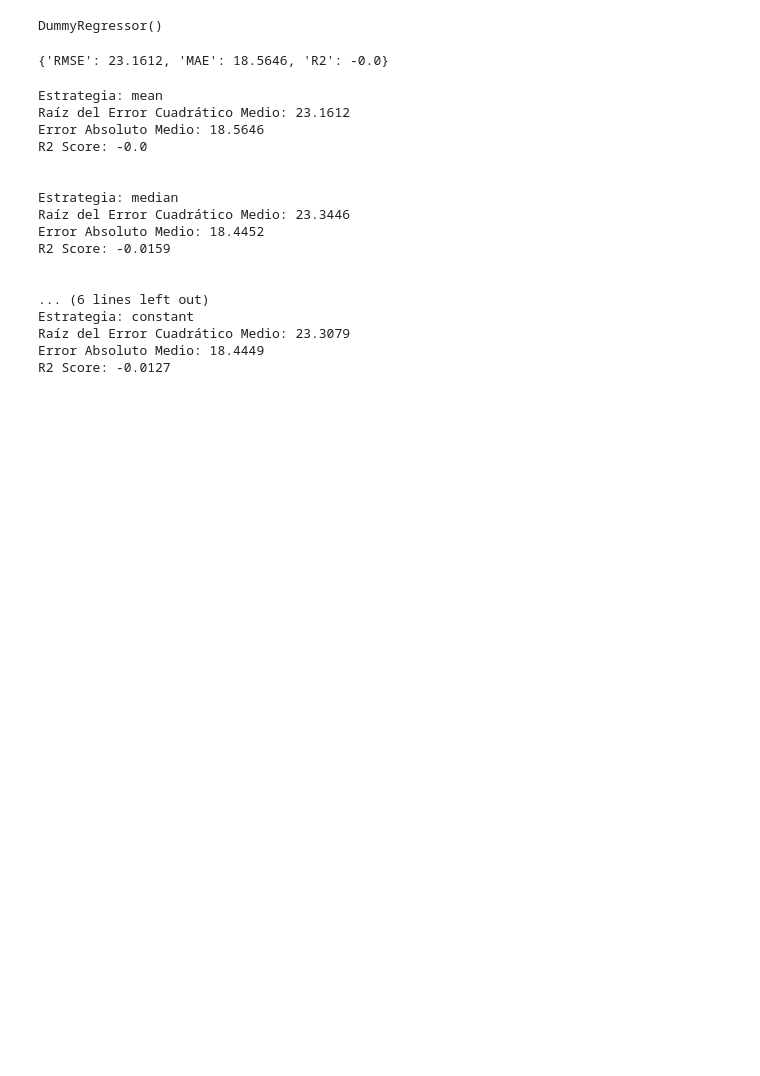
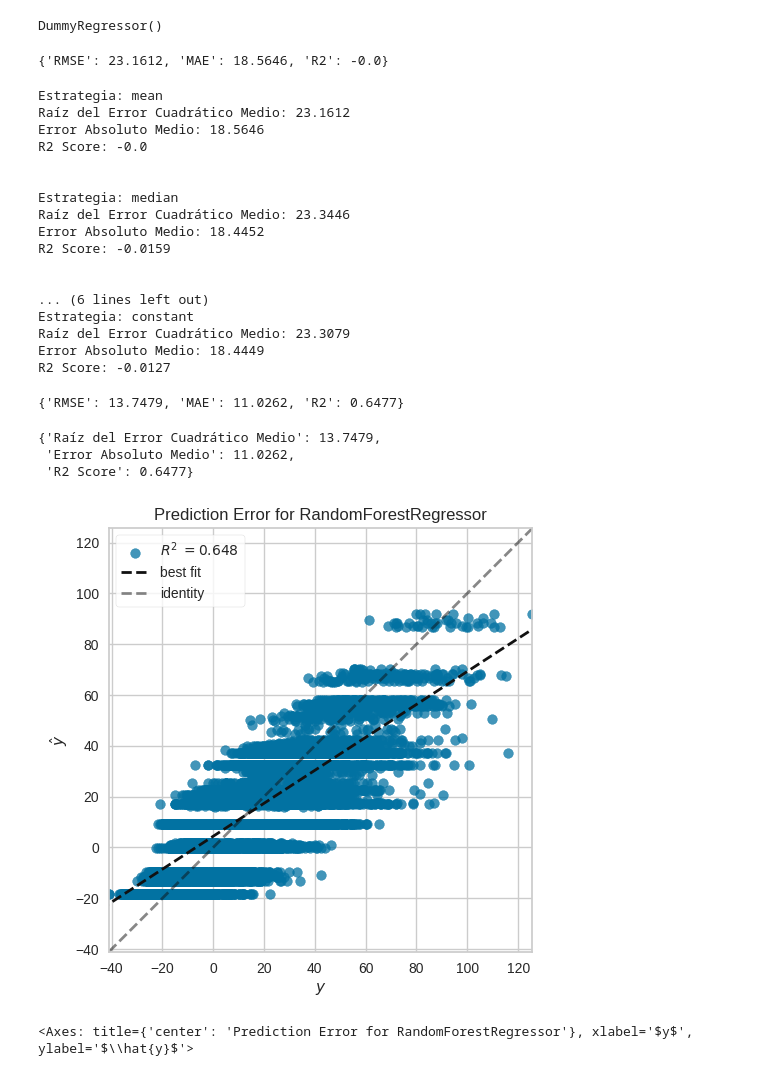
Before and after one commit to Tecindes/ClasificacionValidacion, a Jupyter notebook: IAAumentada.ipynb, the cells around one changed output. Cells and saved outputs as stored; diff of their text form; code cells hidden in the pictures; blank space fills up the shorter version.

```diff
--- a/IAAumentada.ipynb
+++ b/IAAumentada.ipynb
@@ -461,3 +461,28 @@ Estrategia: constant
 Raíz del Error Cuadrático Medio: 23.3079
 Error Absoluto Medio: 18.4449
 R2 Score: -0.0127
+# %%
+from sklearn.ensemble import RandomForestRegressor
+modelo=RandomForestRegressor(max_depth=5, random_state=42)
+modelo.fit(X_train,y_train)
+ypred=modelo.predict(X_test)
+resultado_rf=calcular_regresion(y_test,ypred)
+resultado_rf
+# %% [output]
+{'RMSE': 13.7479, 'MAE': 11.0262, 'R2': 0.6477}
+# %%
+resultado_rf_=calcular_metricas_regresion(y_test,ypred)
+resultado_rf_
+# %% [output]
+{'Raíz del Error Cuadrático Medio': 13.7479,
+ 'Error Absoluto Medio': 11.0262,
+ 'R2 Score': 0.6477}
+# %%
+from yellowbrick.regressor import PredictionError
+visualizer=PredictionError(modelo)
+visualizer.fit(X_train,y_train)
+visualizer.score(X_test,y_test)
+visualizer.poof()
+# %% [output]
+[figure, added]
+<Axes: title={'center': 'Prediction Error for RandomForestRegressor'}, xlabel='$y$', ylabel='$\\hat{y}$'>
```
Also changed, not shown: parts of 1 cell of this notebook.
